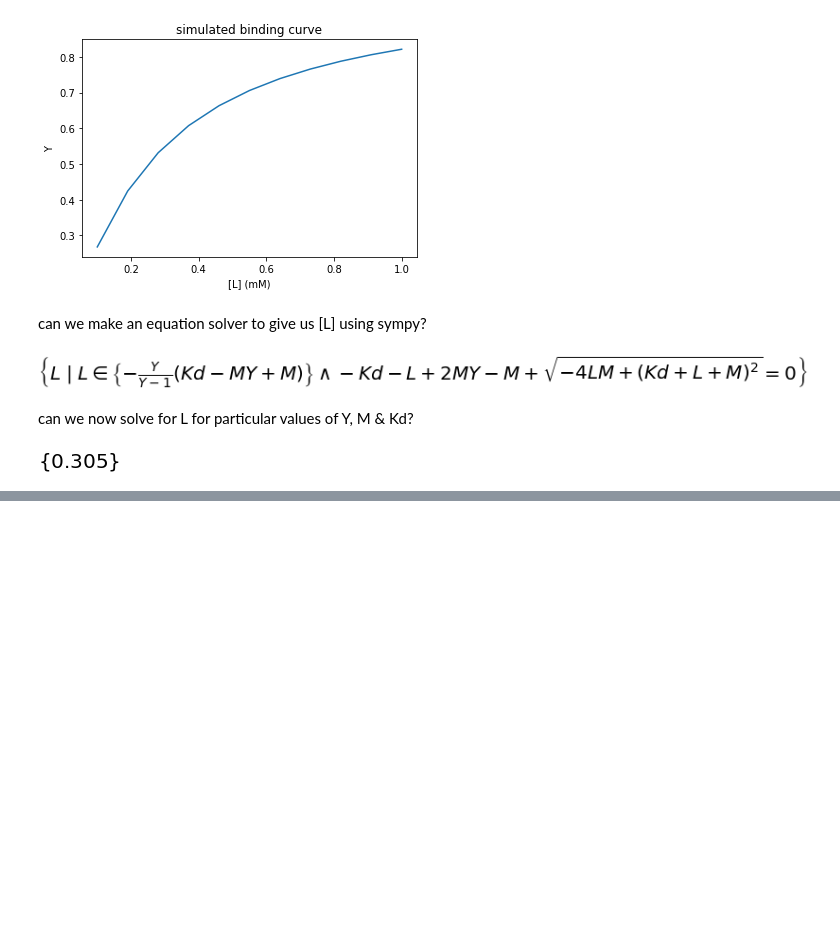
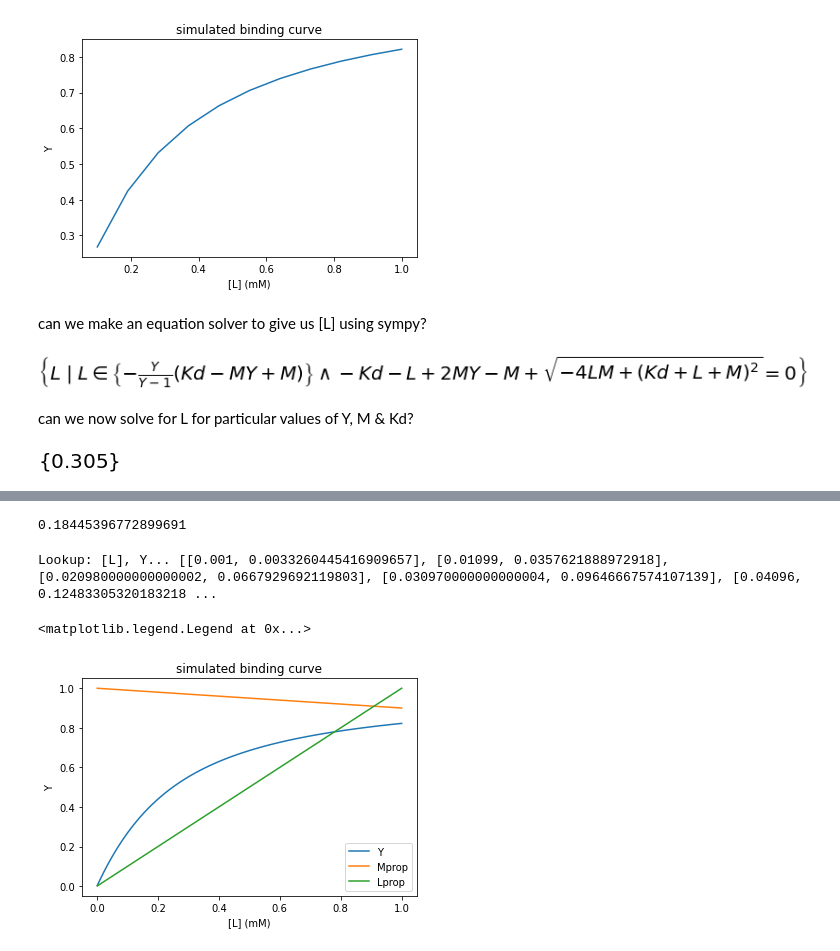
Before and after one commit to brianosmith/EXSY_fitting_notebook, a Jupyter notebook: Saturation_curves_for_ligand_binding.ipynb, the cells around one changed output, grey strips where cells are left out. Cells and saved outputs as stored; diff of their text form; code cells hidden in the pictures; blank space fills up the shorter version.

```diff
--- a/Saturation_curves_for_ligand_binding.ipynb
+++ b/Saturation_curves_for_ligand_binding.ipynb
@@ -92,0 +118,60 @@ solveset(newFracSat, L)
+# %%
+# some values to calculate with
+M0 = 0.5
+Kd = 0.15
+L = 0.125
+Ls = 10.0
+
+# careful placement of brackets required to get the correct evaluation order
+# x**y to raise a value to a power
+
+Y = ((M0*(1-(L/Ls)) + L + Kd) - sqrt((M0*(1-(L/Ls)) + L + Kd)**2 - (4 * M0*(1-(L/Ls)) * L)))/(2 * M0*(1-(L/Ls)))
+
+print(Y)
+# %% [output]
+0.18445396772899691
+# %%
+# for drawing the graph
+%matplotlib inline
+import matplotlib.pyplot as plt
+# math function as above
+from math import sqrt
+# for creating the L values over which to sample the function. Would also be nice to capture the results in a more sophisticated array.
+import numpy as np
+
+M0 = 0.1
+Kd = 0.2
+
+Ls = 10.0
+Llow = 0.001
+Lhigh = 1.0
+nL = 101
+
+Lval = np.linspace(Llow, Lhigh, nL)
+
+Yval = []
+Mprop = []
+Lprop = []
+Lookup = [] # could be np.array()
+for L in Lval:
+  Y = ((M0*(1-(L/Ls)) + L + Kd) - sqrt((M0*(1-(L/Ls)) + L + Kd)**2 - (4 * M0*(1-(L/Ls)) * L)))/(2 * M0*(1-(L/Ls)))
+  Yval.append(Y)
+  Mprop.append((1-(L/Ls)))
+  Lprop.append(L/Lhigh)
+  Lookup.append([L,Y])
+
+# crude numerical output - should be formatted better
+print("Lookup: [L], Y...", Lookup)
+
+#plot the results
+plt.title("simulated binding curve")
+plt.xlabel('[L] (mM)')
+plt.ylabel('Y')
+plt.plot(Lval,Yval, label='Y')
+plt.plot(Lval,Mprop, label='Mprop')
+plt.plot(Lval,Lprop, label='Lprop')
+plt.legend()
+# %% [output]
+Lookup: [L], Y... [[0.001, 0.0033260445416909657], [0.01099, 0.0357621888972918], [0.020980000000000002, 0.0667929692119803], [0.030970000000000004, 0.09646667574107139], [0.04096, 0.12483305320183218 ...
+<matplotlib.legend.Legend at 0x...>
+[figure, added]
```
Also changed, not shown: parts of 1 cell of this notebook.
